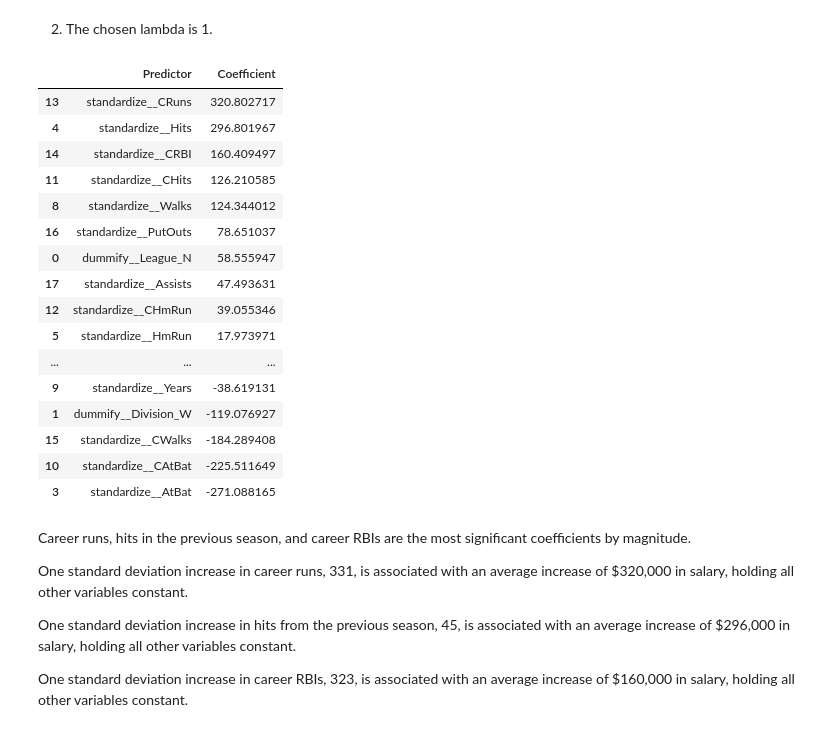
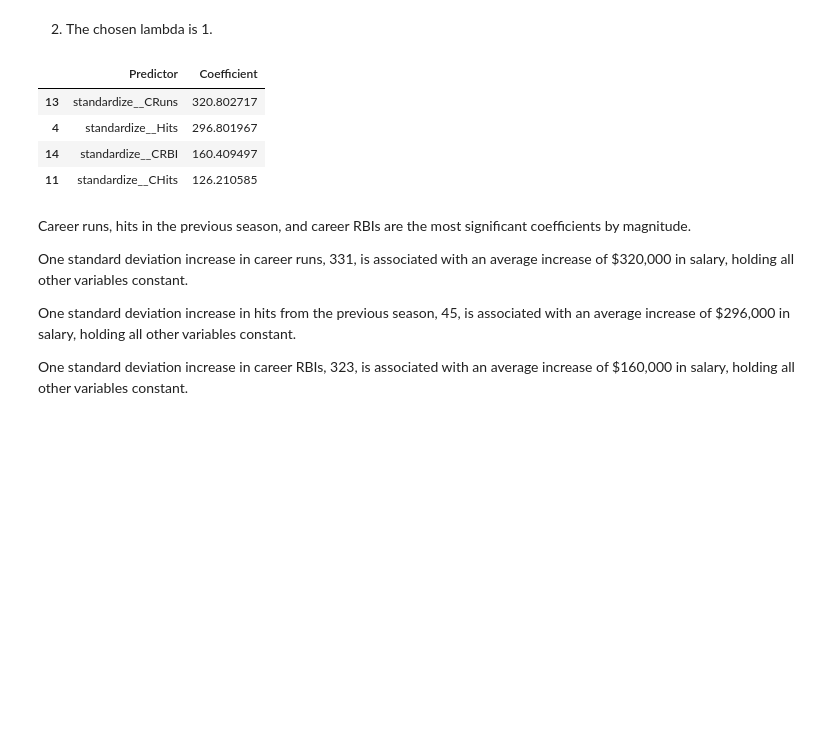
Before and after one commit to r-morag/Labs---GSB-544, a Jupyter notebook: lab_6.ipynb, the cells around one changed output. Saved outputs shown, nothing was run; the diff lists cells and outputs as text; code cells hidden in the pictures; blank space fills up the shorter version.

```diff
--- a/lab_6.ipynb
+++ b/lab_6.ipynb
@@ -234,25 +221,13 @@ df_tuned_ridge
 2. The chosen lambda is 1.
 # %%
 ridge_coef = get_coefficients(dataset=df_baseball, model=Ridge(alpha=1))
-ridge_coef
+ridge_coef.head(n=4)
 # %% [output]
 |  | Predictor | Coefficient |
 | 13 | standardize__CRuns | 320.802717 |
 | 4 | standardize__Hits | 296.801967 |
 | 14 | standardize__CRBI | 160.409497 |
 | 11 | standardize__CHits | 126.210585 |
-| 8 | standardize__Walks | 124.344012 |
-| 16 | standardize__PutOuts | 78.651037 |
-| 0 | dummify__League_N | 58.555947 |
-| 17 | standardize__Assists | 47.493631 |
-| 12 | standardize__CHmRun | 39.055346 |
-| 5 | standardize__HmRun | 17.973971 |
-| ... | ... | ... |
-| 9 | standardize__Years | -38.619131 |
-| 1 | dummify__Division_W | -119.076927 |
-| 15 | standardize__CWalks | -184.289408 |
-| 10 | standardize__CAtBat | -225.511649 |
-| 3 | standardize__AtBat | -271.088165 |
 # %% [markdown]
 Career runs, hits in the previous season, and career RBIs are the most significant coefficients by magnitude.
 
```
Also changed, not shown: parts of 46 cells of this notebook, 1 other file.
